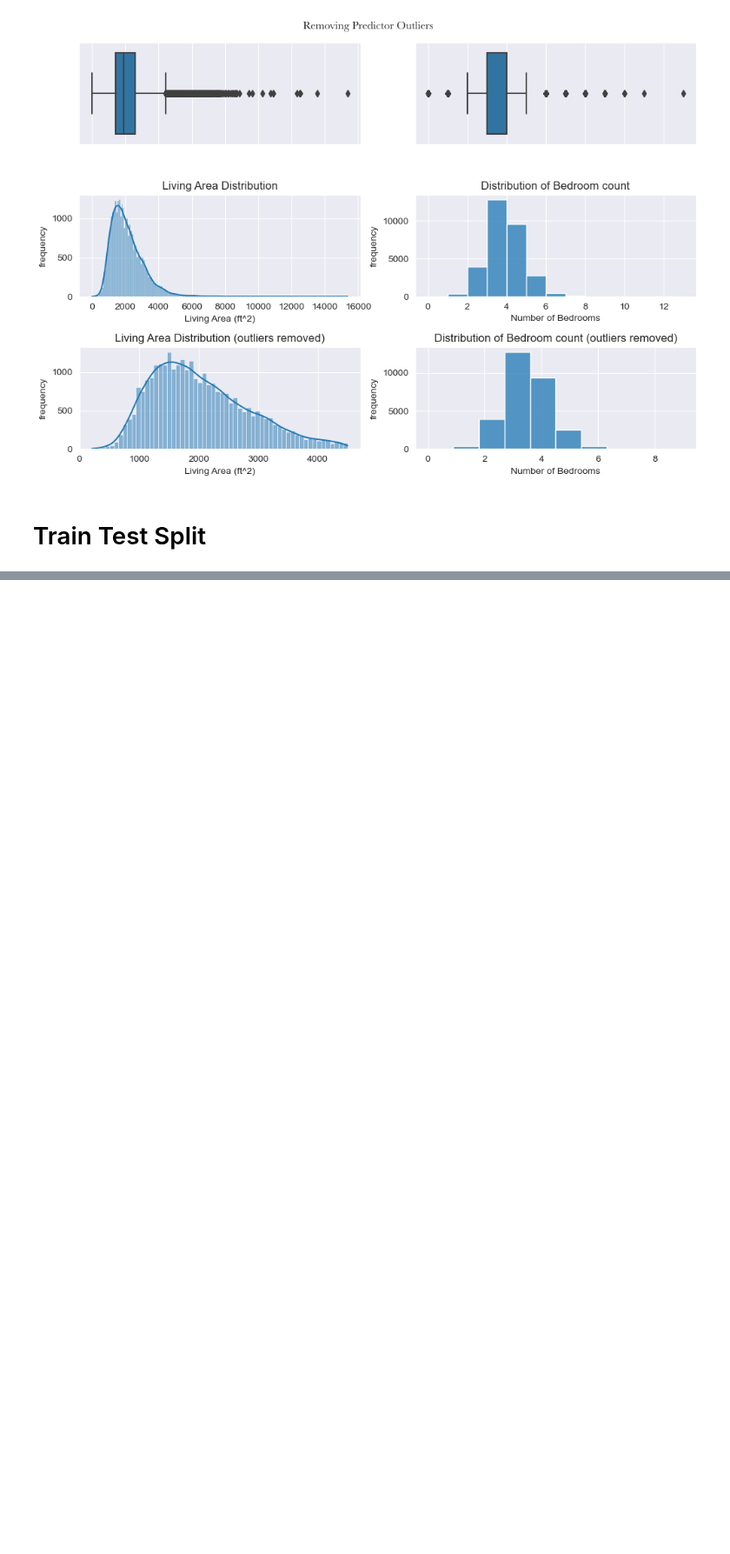
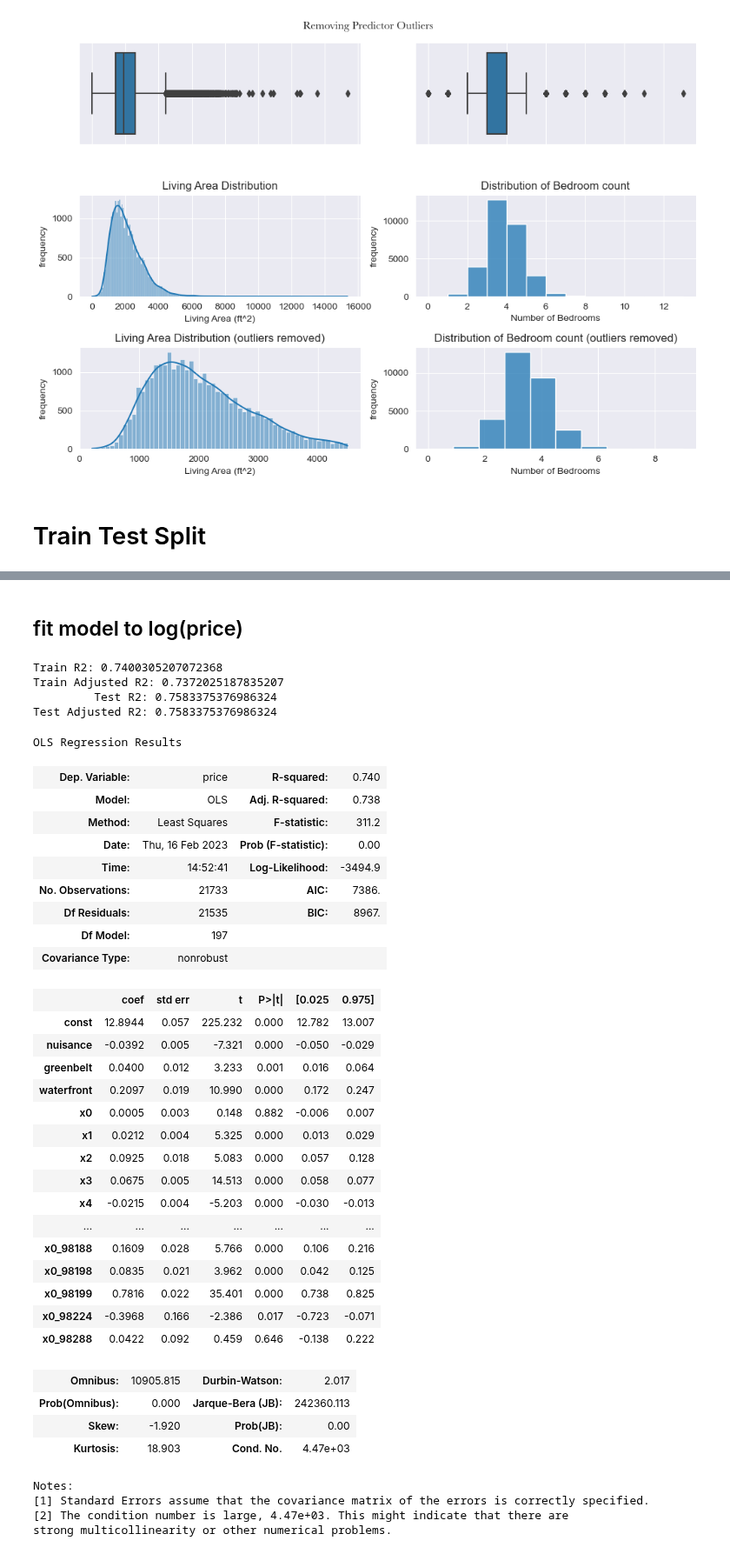
Before and after one commit to alexanderdaffara/HousingSalesRegression, a Jupyter notebook: Alex_Final_Notebook.ipynb, the cells around one changed output, grey strips where cells are left out. Shown at 87% size. Cells and saved outputs as stored; diff of their text form; code cells hidden in the pictures; blank space fills up the shorter version.

```diff
--- a/Alex_Final_Notebook.ipynb
+++ b/Alex_Final_Notebook.ipynb
@@ -188,0 +680,53 @@ X_train, X_test, y_train, y_test = train_test_split(df.drop(columns='price'), df
+# %% [markdown]
+## fit model to log(price)
+# %%
+# sklearn
+lr = lm.LinearRegression()
+lr.fit(X_train,np.log(y_train))
+print("Train R2:", get_train_score(X_train, np.log(y_train)))
+print("Train Adjusted R2:", get_adjusted_train_score(X_train, np.log(y_train)))
+print_test_scores(X_train, np.log(y_train), X_test, np.log(y_test))
+
+# statsmodel
+model = sm.OLS(np.log(y_train),sm.add_constant(X_train))
+results = model.fit()
+results.summary()
+# %% [output]
+Train R2: 0.7400305207072368
+Train Adjusted R2: 0.7372025187835207
+         Test R2: 0.7583375376986324
+Test Adjusted R2: 0.7583375376986324
+OLS Regression Results
+| Dep. Variable: | price | R-squared: | 0.740 |
+| Model: | OLS | Adj. R-squared: | 0.738 |
+| Method: | Least Squares | F-statistic: | 311.2 |
+| Date: | Thu, 16 Feb 2023 | Prob (F-statistic): | 0.00 |
+| Time: | 14:52:41 | Log-Likelihood: | -3494.9 |
+| No. Observations: | 21733 | AIC: | 7386. |
+| Df Residuals: | 21535 | BIC: | 8967. |
+| Df Model: | 197 |  |  |
+| Covariance Type: | nonrobust |  |  |
+|  | coef | std err | t | P>|t| | [0.025 | 0.975] |
+| const | 12.8944 | 0.057 | 225.232 | 0.000 | 12.782 | 13.007 |
+| nuisance | -0.0392 | 0.005 | -7.321 | 0.000 | -0.050 | -0.029 |
+| greenbelt | 0.0400 | 0.012 | 3.233 | 0.001 | 0.016 | 0.064 |
+| waterfront | 0.2097 | 0.019 | 10.990 | 0.000 | 0.172 | 0.247 |
+| x0 | 0.0005 | 0.003 | 0.148 | 0.882 | -0.006 | 0.007 |
+| x1 | 0.0212 | 0.004 | 5.325 | 0.000 | 0.013 | 0.029 |
+| x2 | 0.0925 | 0.018 | 5.083 | 0.000 | 0.057 | 0.128 |
+| x3 | 0.0675 | 0.005 | 14.513 | 0.000 | 0.058 | 0.077 |
+| x4 | -0.0215 | 0.004 | -5.203 | 0.000 | -0.030 | -0.013 |
+| ... | ... | ... | ... | ... | ... | ... |
+| x0_98188 | 0.1609 | 0.028 | 5.766 | 0.000 | 0.106 | 0.216 |
+| x0_98198 | 0.0835 | 0.021 | 3.962 | 0.000 | 0.042 | 0.125 |
+| x0_98199 | 0.7816 | 0.022 | 35.401 | 0.000 | 0.738 | 0.825 |
+| x0_98224 | -0.3968 | 0.166 | -2.386 | 0.017 | -0.723 | -0.071 |
+| x0_98288 | 0.0422 | 0.092 | 0.459 | 0.646 | -0.138 | 0.222 |
+| Omnibus: | 10905.815 | Durbin-Watson: | 2.017 |
+| Prob(Omnibus): | 0.000 | Jarque-Bera (JB): | 242360.113 |
+| Skew: | -1.920 | Prob(JB): | 0.00 |
+| Kurtosis: | 18.903 | Cond. No. | 4.47e+03 |
+Notes:
+[1] Standard Errors assume that the covariance matrix of the errors is correctly specified.
+[2] The condition number is large, 4.47e+03. This might indicate that there are
+strong multicollinearity or other numerical problems.
```
Also changed, not shown: parts of 25 cells of this notebook, 1 other file.
